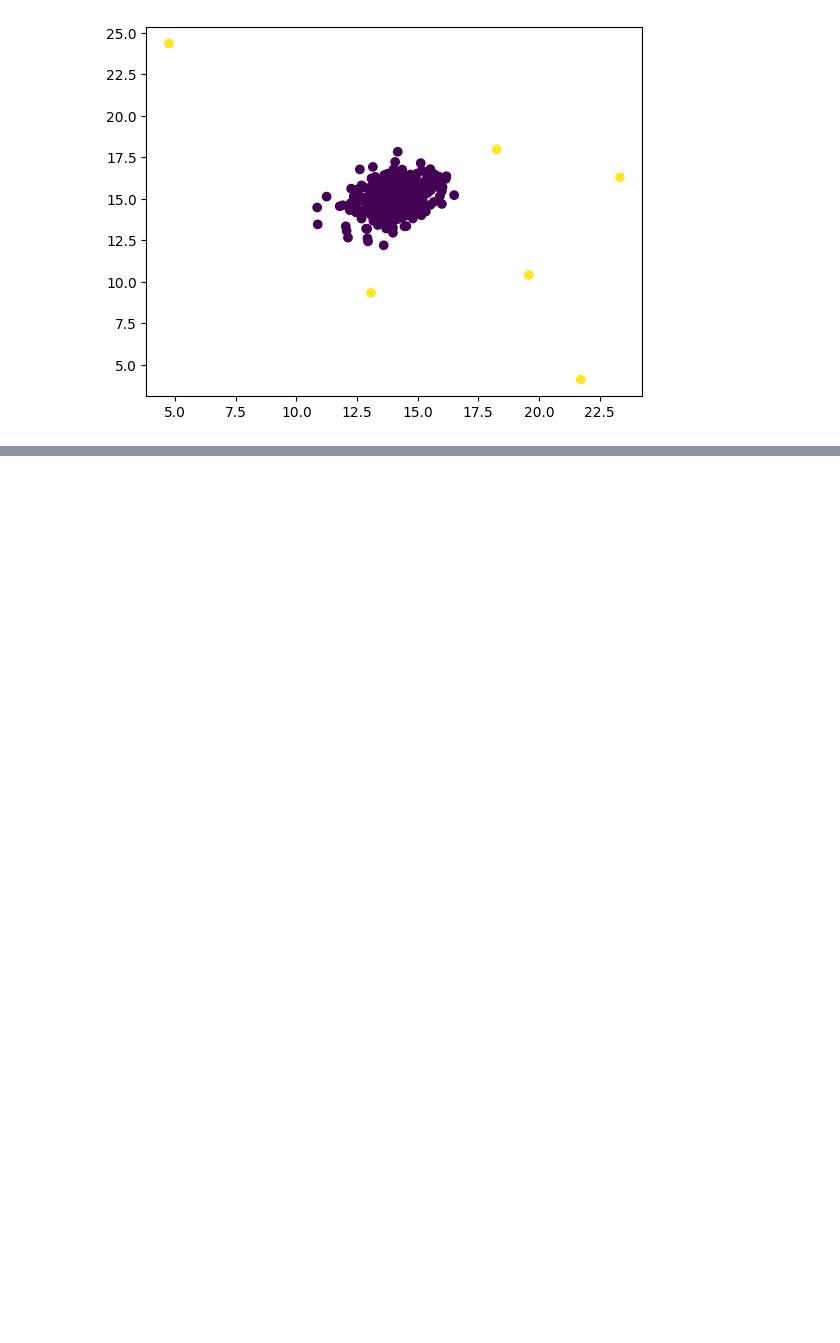
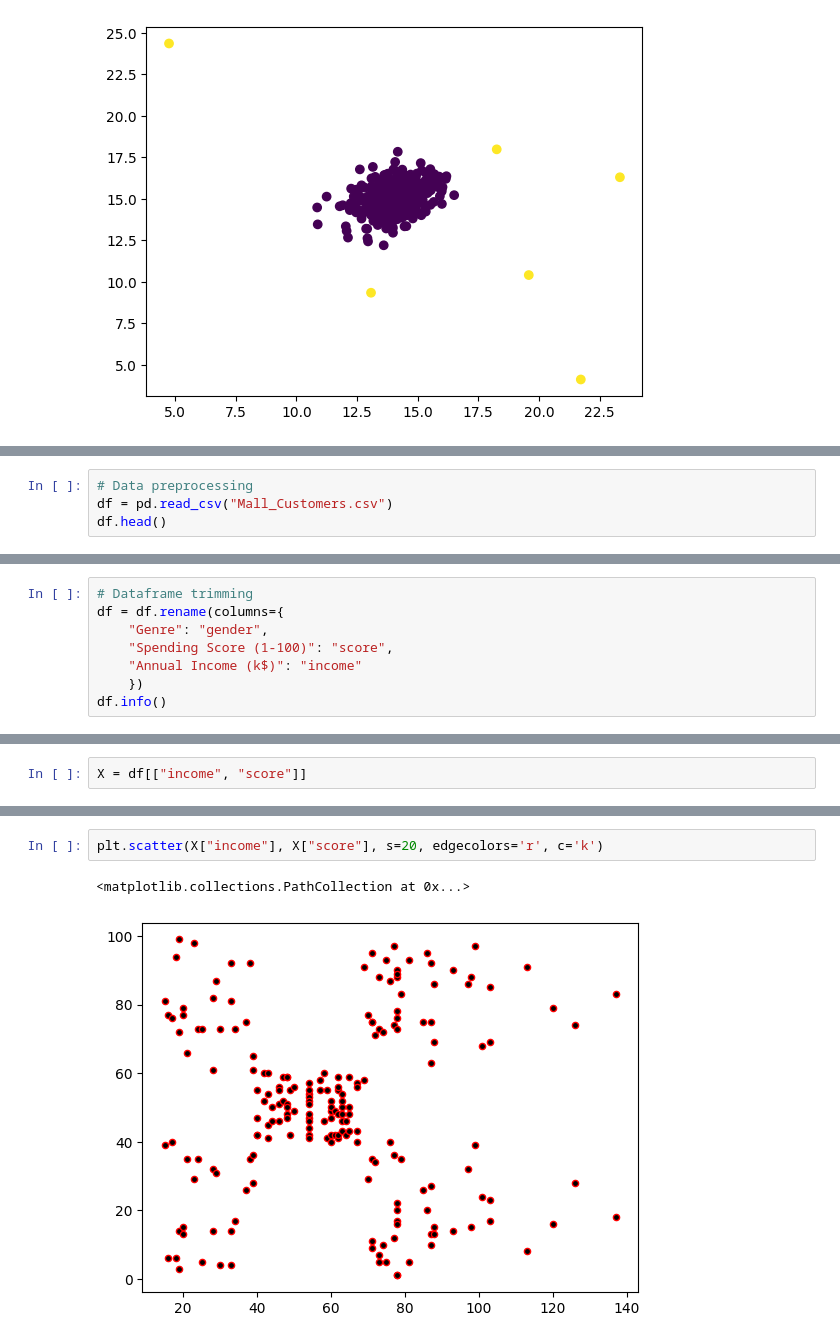
Before and after one commit to SoheilBadri2000/DataScience2, a Jupyter notebook: 12.ipynb, the cells around one changed output, grey strips where cells are left out. Cells and saved outputs as stored; diff of their text form; blank space fills up the shorter version.

```diff
--- a/12.ipynb
+++ b/12.ipynb
@@ -273,0 +294,4 @@ plt.show()
+# %%
+# Data preprocessing
+df = pd.read_csv("Mall_Customers.csv")
+df.head()
@@ -273,0 +324,8 @@ plt.show()
+# %%
+# Dataframe trimming
+df = df.rename(columns={
+    "Genre": "gender",
+    "Spending Score (1-100)": "score",
+    "Annual Income (k$)": "income"
+    })
+df.info()
@@ -273,0 +352,2 @@ plt.show()
+# %%
+X = df[["income", "score"]]
@@ -273,0 +419,5 @@ plt.show()
+# %%
+plt.scatter(X["income"], X["score"], s=20, edgecolors='r', c='k')
+# %% [output]
+<matplotlib.collections.PathCollection at 0x...>
+[figure, added]
```
Also changed, not shown: parts of 46 cells of this notebook.
